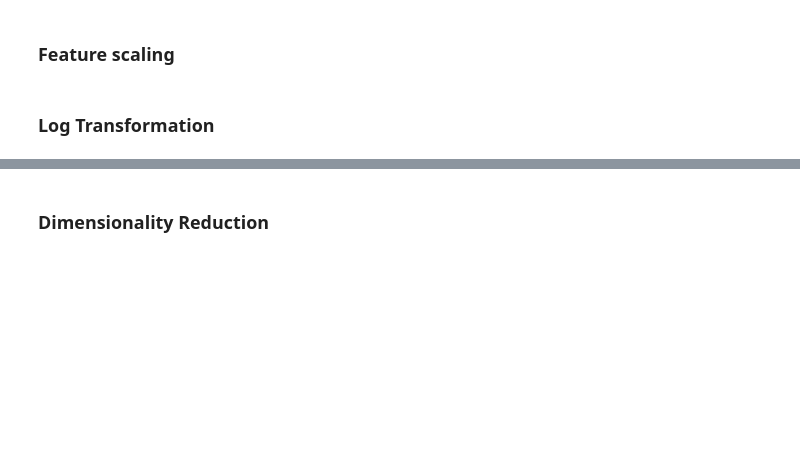
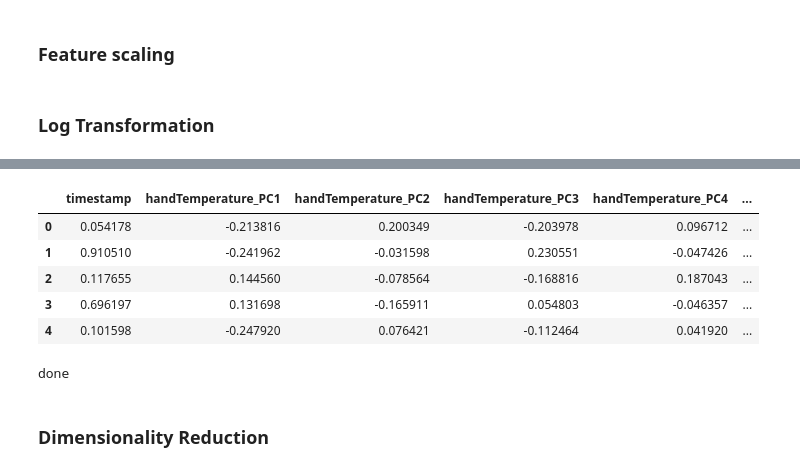
Before and after one commit to Jiarui-Chen/physical-activity-clustering, a Jupyter notebook: preprocess/preprocess.ipynb, the cells around one changed output, grey strips where cells are left out. Saved outputs shown, nothing was run; the diff lists cells and outputs as text; code cells hidden in the pictures; blank space fills up the shorter version.

Commit message:
Conduct PCA with column subsets by body parts

```diff
--- a/preprocess/preprocess.ipynb
+++ b/preprocess/preprocess.ipynb
@@ -116,0 +134,13 @@ raw_logged = np.log1p(raw_scaled)
+# %%
+# Subset the data by category
+hand_data = raw_logged.filter(regex='hand')
+chest_data = raw_logged.filter(regex='chest')
+ankle_data = raw_logged.filter(regex='ankle')
+
+# Remove the timestamp column from the subsets (if it exists)
+hand_data.drop(columns='timestamp', errors='ignore', inplace=True)
+chest_data.drop(columns='timestamp', errors='ignore', inplace=True)
+ankle_data.drop(columns='timestamp', errors='ignore', inplace=True)
+
+# Keep a copy of the timestamp column
+timestamp = raw_scaled["timestamp"]
@@ -117,3 +160,32 @@ raw_logged = np.log1p(raw_scaled)
+# %%
+# Helper method to apply PCA
+def apply_pca(subset, variance_threshold=0.8):
+    pca = PCA(n_components=variance_threshold)
+    principal_components = pca.fit_transform(subset)
+    pca_columns = [f'{subset.columns[0].split("_")[0]}_PC{i+1}' for i in range(principal_components.shape[1])]
+    return pd.DataFrame(principal_components, columns=pca_columns)
+# %%
+# Apply PCA for all columns
+hand_pca = apply_pca(hand_data)
+chest_pca = apply_pca(chest_data)
+ankle_pca = apply_pca(ankle_data)
+# %%
+# Combine the principal components with the timestamp column
+combined_data = pd.concat([timestamp, hand_pca, chest_pca, ankle_pca], axis=1)
+combined_data.head()
+# %% [output]
+|  | timestamp | handTemperature_PC1 | handTemperature_PC2 | handTemperature_PC3 | handTemperature_PC4 | ... |
+| 0 | 0.054178 | -0.213816 | 0.200349 | -0.203978 | 0.096712 | ... |
+| 1 | 0.910510 | -0.241962 | -0.031598 | 0.230551 | -0.047426 | ... |
+| 2 | 0.117655 | 0.144560 | -0.078564 | -0.168816 | 0.187043 | ... |
+| 3 | 0.696197 | 0.131698 | -0.165911 | 0.054803 | -0.046357 | ... |
+| 4 | 0.101598 | -0.247920 | 0.076421 | -0.112464 | 0.041920 | ... |
+# %%
+# Save to pickle
+combined_data.to_pickle('../data/pca_with_subsets.pkl')
+print("done")
+# %% [output]
+done
 # %% [markdown]
 ### Dimensionality Reduction
 # %%
```
Also changed, not shown: parts of 3 cells of this notebook.
